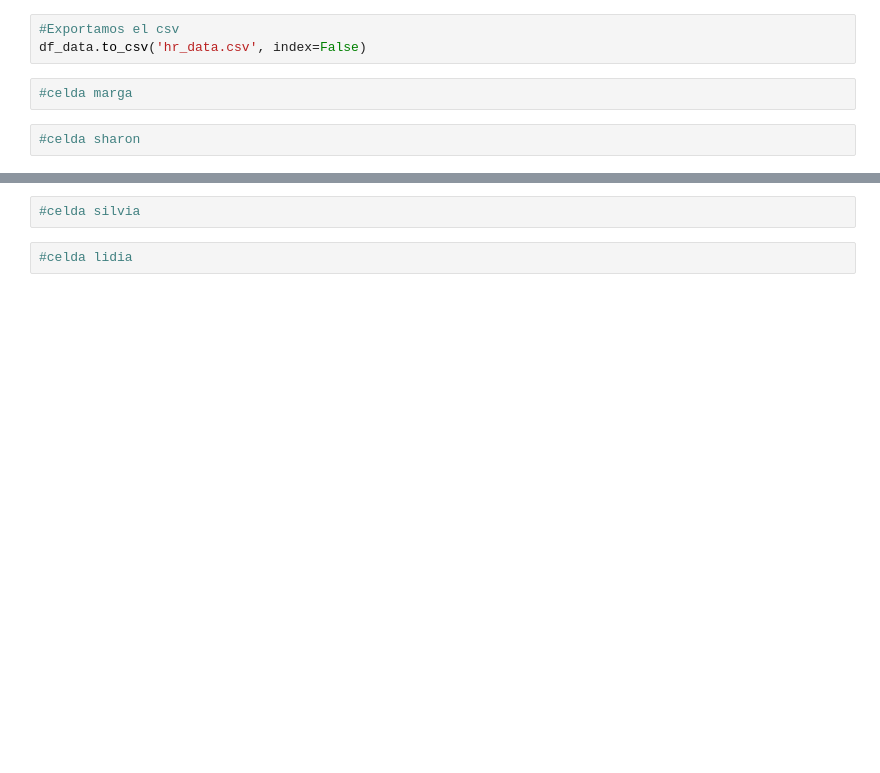
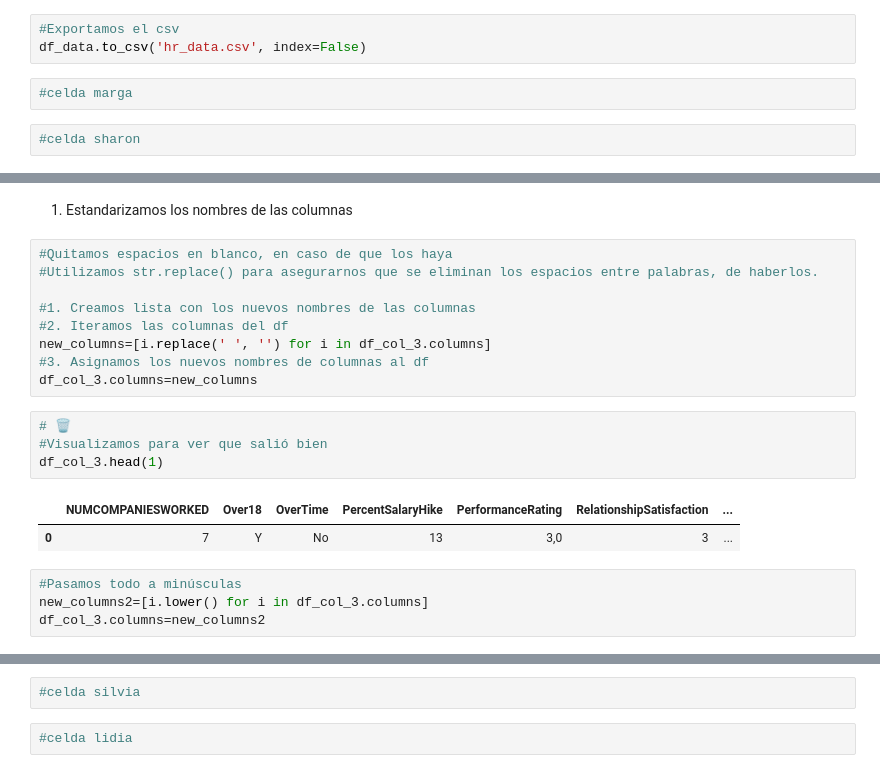
Before and after one commit to s-armeni/proyecto-da-promo-H-modulo-3-team-3-DataMinds, a Jupyter notebook: Codigo_principal.ipynb, the cells around one changed output, grey strips where cells are left out. Drawn from its saved outputs; the diff is of its cells as text; blank space fills up the shorter version.

```diff
--- a/Codigo_principal.ipynb
+++ b/Codigo_principal.ipynb
@@ -64,0 +102,22 @@ df_data.to_csv('hr_data.csv', index=False)
+# %% [markdown]
+1. Estandarizamos los nombres de las columnas
+# %%
+#Quitamos espacios en blanco, en caso de que los haya
+#Utilizamos str.replace() para asegurarnos que se eliminan los espacios entre palabras, de haberlos.
+
+#1. Creamos lista con los nuevos nombres de las columnas
+#2. Iteramos las columnas del df
+new_columns=[i.replace(' ', '') for i in df_col_3.columns]
+#3. Asignamos los nuevos nombres de columnas al df
+df_col_3.columns=new_columns
+# %%
+# 🗑️
+#Visualizamos para ver que salió bien
+df_col_3.head(1)
+# %% [output]
+|  | NUMCOMPANIESWORKED | Over18 | OverTime | PercentSalaryHike | PerformanceRating | RelationshipSatisfaction | ... |
+| 0 | 7 | Y | No | 13 | 3,0 | 3 | ... |
+# %%
+#Pasamos todo a minúsculas
+new_columns2=[i.lower() for i in df_col_3.columns]
+df_col_3.columns=new_columns2
```
Also changed, not shown: parts of 3 cells of this notebook, 2 other files.
